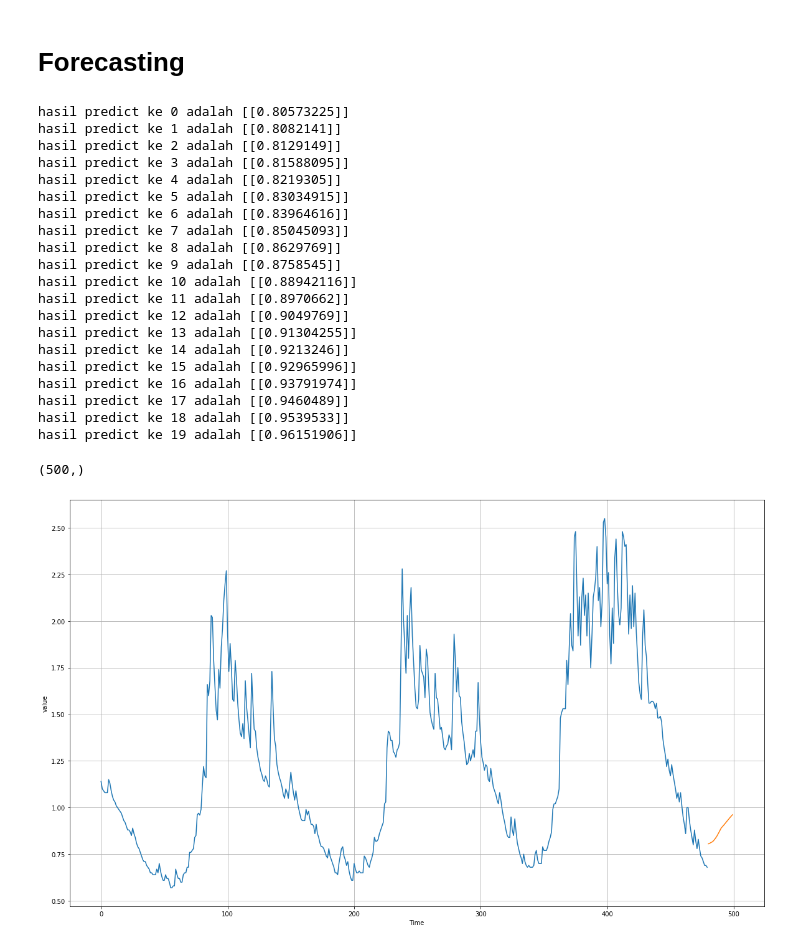
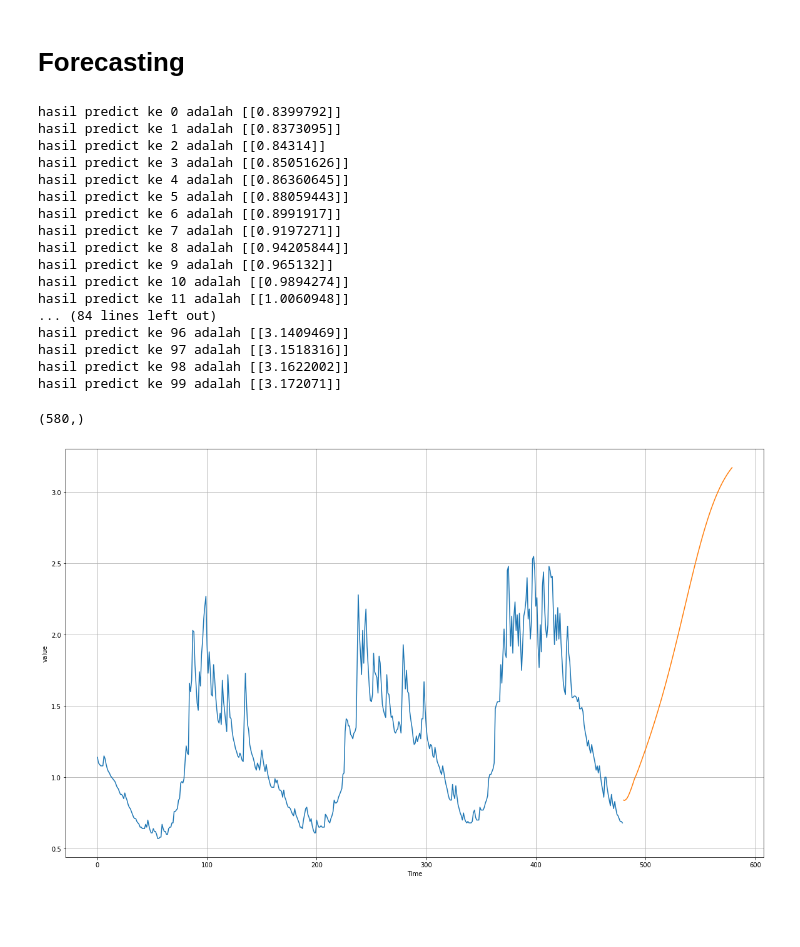
Before and after one commit to bobyuwono/-bobyuwono-.github.io, a Jupyter notebook: DOJO_CPU_V2.ipynb, the cells around one changed output. Saved outputs shown, nothing was run; the diff lists cells and outputs as text; code cells hidden in the pictures; blank space fills up the shorter version.

```diff
--- a/DOJO_CPU_V2.ipynb
+++ b/DOJO_CPU_V2.ipynb
@@ -54,3 +64,6 @@ plt.figure(figsize=(30,12))
 plot_series(time,series)
 # %% [output]
 [figure]
+# %%
+for i in range(10):
+  print(time_step[i],cpu_usage[i])
@@ -70,14 +96,24 @@ series = series.reshape((len(series), n_features))
 n_input = 10
 generator = TimeseriesGenerator(series, series, length=n_input, batch_size=8)
 
+# bersihkan log training
+tf.keras.backend.clear_session()
+
 # define model
-model = Sequential()
-model.add(LSTM(100, activation='relu', input_shape=(n_input, n_features)))
-model.add(Dense(1))
+model = Sequential([
+  tf.keras.layers.LSTM(64, activation='relu', input_shape=(n_input, n_features), return_sequences=True),
+  tf.keras.layers.LSTM(64),
+  tf.keras.layers.Dense(32, activation="relu"),
+  tf.keras.layers.Dense(1),
+])
+
+# model.add(LSTM(100, activation='relu', input_shape=(n_input, n_features)))
+# model.add(Dense(1))
+
 model.compile(optimizer='adam', loss='mse')
 
 # fit model
-model.fit_generator(generator, steps_per_epoch=1, epochs=500, verbose=0)
+history = model.fit(generator, steps_per_epoch=1, epochs=500, verbose=0)
 
 # make a one step prediction out of sample
 x_input = series[-10:].reshape((1, n_input, n_features))
@@ -116,32 +167,29 @@ def forecast_future( series,model, forecast_length, n_input, n_features):
 # %% [markdown]
 # Forecasting
 # %%
-forecast_length = 20 #seberapa panjang value yang ingin di-forecast?
+forecast_length = 100 #seberapa panjang value yang ingin di-forecast?
 n_input = 10 #lebar window
 n_features =  1 #lebar label
 
 result = forecast_future(series, model, forecast_length, n_input, n_features)
 # %% [output]
-hasil predict ke 0 adalah [[0.80573225]]
-hasil predict ke 1 adalah [[0.8082141]]
-hasil predict ke 2 adalah [[0.8129149]]
-hasil predict ke 3 adalah [[0.81588095]]
-hasil predict ke 4 adalah [[0.8219305]]
-hasil predict ke 5 adalah [[0.83034915]]
-hasil predict ke 6 adalah [[0.83964616]]
-hasil predict ke 7 adalah [[0.85045093]]
-hasil predict ke 8 adalah [[0.8629769]]
-hasil predict ke 9 adalah [[0.8758545]]
-hasil predict ke 10 adalah [[0.88942116]]
-hasil predict ke 11 adalah [[0.8970662]]
-hasil predict ke 12 adalah [[0.9049769]]
-hasil predict ke 13 adalah [[0.91304255]]
-hasil predict ke 14 adalah [[0.9213246]]
-hasil predict ke 15 adalah [[0.92965996]]
-hasil predict ke 16 adalah [[0.93791974]]
-hasil predict ke 17 adalah [[0.9460489]]
-hasil predict ke 18 adalah [[0.9539533]]
-hasil predict ke 19 adalah [[0.96151906]]
+hasil predict ke 0 adalah [[0.8399792]]
+hasil predict ke 1 adalah [[0.8373095]]
+hasil predict ke 2 adalah [[0.84314]]
+hasil predict ke 3 adalah [[0.85051626]]
+hasil predict ke 4 adalah [[0.86360645]]
+hasil predict ke 5 adalah [[0.88059443]]
+hasil predict ke 6 adalah [[0.8991917]]
+hasil predict ke 7 adalah [[0.9197271]]
+hasil predict ke 8 adalah [[0.94205844]]
+hasil predict ke 9 adalah [[0.965132]]
+hasil predict ke 10 adalah [[0.9894274]]
+hasil predict ke 11 adalah [[1.0060948]]
+... (84 lines left out)
+hasil predict ke 96 adalah [[3.1409469]]
+hasil predict ke 97 adalah [[3.1518316]]
+hasil predict ke 98 adalah [[3.1622002]]
+hasil predict ke 99 adalah [[3.172071]]
 # %%
 #check apakah berhasil forecast?
 # input yang diharapkan adalah:
@@ -150,15 +198,15 @@ hasil predict ke 19 adalah [[0.96151906]]
 
 result.shape
 # %% [output]
-(500,)
+(580,)
 # %%
 
 
 expanded_time = np.arange(480 + forecast_length)
 
 
 plt.figure(figsize=(20, 12))
 plot_series(time, series)
-plot_series(expanded_time[-20:], result[-20:])
+plot_series(expanded_time[-100:], result[-100:])
 # %% [output]
-[figure, old version]
+[figure, new version]
```
Also changed, not shown: parts of 10 cells of this notebook.
